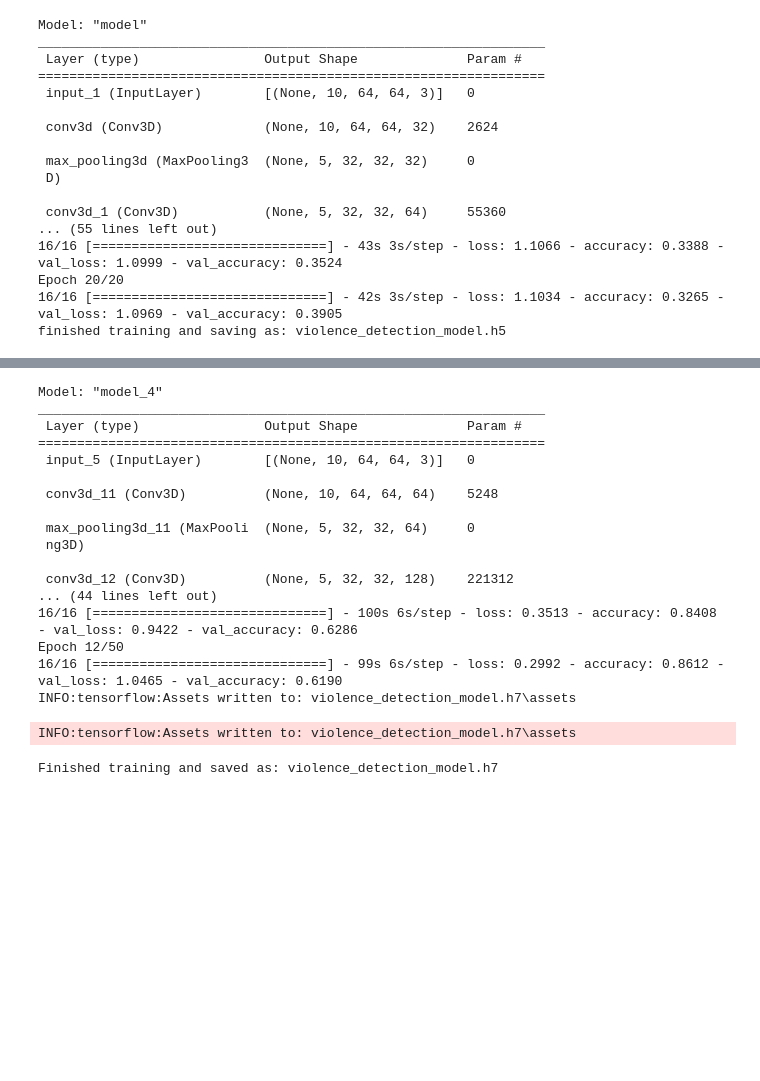
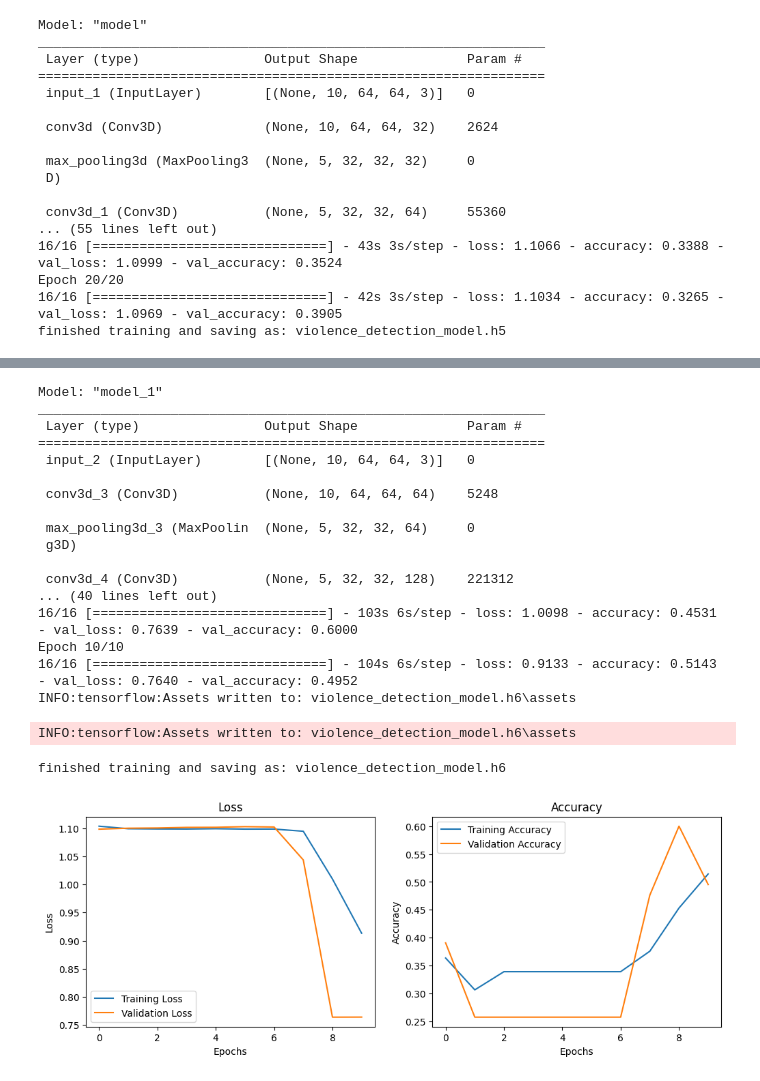
Before and after one commit to sydney-machine-learning/violence-movies, a Jupyter notebook: 0712.ipynb, the cells around one changed output, grey strips where cells are left out. Cells and saved outputs as stored; diff of their text form; code cells hidden in the pictures; blank space fills up the shorter version.

```diff
--- a/0712.ipynb
+++ b/0712.ipynb
@@ -215,8 +218,7 @@ import numpy as np
 import tensorflow as tf
 from tensorflow.keras.models import Model
 from tensorflow.keras.layers import Input, Conv3D, MaxPooling3D, Flatten, Dense, LSTM, TimeDistributed
-from tensorflow.keras.callbacks import EarlyStopping
-from sklearn.model_selection import train_test_split
+import matplotlib.pyplot as plt
 
 base_path = "E:/2024t2/5925/violence-detection-dataset"
 folders = ["high-level violence_frames", "low-level violence_frames", "non-violence_frames"]
@@ -248,6 +250,7 @@ data = np.expand_dims(data, axis=-1)
 
 data = data / 255.0
 
+from sklearn.model_selection import train_test_split
 X_train, X_val, y_train, y_val = train_test_split(data, targets, test_size=0.3, random_state=42)
 
 def create_model(input_shape, num_classes):
@@ -257,50 +260,72 @@ def create_model(input_shape, num_classes):
     x = Conv3D(128, (3, 3, 3), activation='relu', padding='same')(x)
     x = MaxPooling3D((2, 2, 2))(x)
     x = Conv3D(256, (3, 3, 3), activation='relu', padding='same')(x)
     x = MaxPooling3D((2, 2, 2))(x)
     x = TimeDistributed(Flatten())(x)
     x = LSTM(128)(x)
     x = Dense(256, activation='relu')(x)
     outputs = Dense(num_classes, activation='softmax')(x)
 
     model = Model(inputs, outputs)
     model.compile(optimizer='adam', loss='sparse_categorical_crossentropy', metrics=['accuracy'])
 
     return model
 
 input_shape = (10, 64, 64, 3)
 num_classes = 3
 
 model = create_model(input_shape, num_classes)
 model.summary()
 
-early_stopping = EarlyStopping(monitor='val_loss', patience=3, restore_best_weights=True)
+history = model.fit(X_train, y_train, validation_data=(X_val, y_val), epochs=10, batch_size=16)
 
-history = model.fit(X_train, y_train, validation_data=(X_val, y_val), epochs=50, batch_size=16, callbacks=[early_stopping])
+model.save('violence_detection_model.h6')
 
-model.save('violence_detection_model.h7')
+print("finished training and saving as: violence_detection_model.h6")
 
-print("Finished training and saved as: violence_detection_model.h7")
+def plot_history(history):
+    plt.figure(figsize=(12, 4))
+
+    plt.subplot(1, 2, 1)
+    plt.plot(history.history['loss'], label='Training Loss')
+    plt.plot(history.history['val_loss'], label='Validation Loss')
+    plt.title('Loss')
+    plt.xlabel('Epochs')
+    plt.ylabel('Loss')
+    plt.legend()
+
+    plt.subplot(1, 2, 2)
+    plt.plot(history.history['accuracy'], label='Training Accuracy')
+    plt.plot(history.history['val_accuracy'], label='Validation Accuracy')
+    plt.title('Accuracy')
+    plt.xlabel('Epochs')
+    plt.ylabel('Accuracy')
+    plt.legend()
+
+    plt.show()
+
+plot_history(history)
 # %% [output]
-Model: "model_4"
+Model: "model_1"
 _________________________________________________________________
  Layer (type)                Output Shape              Param #
 =================================================================
- input_5 (InputLayer)        [(None, 10, 64, 64, 3)]   0
+ input_2 (InputLayer)        [(None, 10, 64, 64, 3)]   0
 
- conv3d_11 (Conv3D)          (None, 10, 64, 64, 64)    5248
+ conv3d_3 (Conv3D)           (None, 10, 64, 64, 64)    5248
 
- max_pooling3d_11 (MaxPooli  (None, 5, 32, 32, 64)     0
- ng3D)
+ max_pooling3d_3 (MaxPoolin  (None, 5, 32, 32, 64)     0
+ g3D)
 
- conv3d_12 (Conv3D)          (None, 5, 32, 32, 128)    221312
-... (44 lines left out)
-16/16 [==============================] - 100s 6s/step - loss: 0.3513 - accuracy: 0.8408 - val_loss: 0.9422 - val_accuracy: 0.6286
-Epoch 12/50
-16/16 [==============================] - 99s 6s/step - loss: 0.2992 - accuracy: 0.8612 - val_loss: 1.0465 - val_accuracy: 0.6190
-INFO:tensorflow:Assets written to: violence_detection_model.h7\assets
+ conv3d_4 (Conv3D)           (None, 5, 32, 32, 128)    221312
+... (40 lines left out)
+16/16 [==============================] - 103s 6s/step - loss: 1.0098 - accuracy: 0.4531 - val_loss: 0.7639 - val_accuracy: 0.6000
+Epoch 10/10
+16/16 [==============================] - 104s 6s/step - loss: 0.9133 - accuracy: 0.5143 - val_loss: 0.7640 - val_accuracy: 0.4952
+INFO:tensorflow:Assets written to: violence_detection_model.h6\assets
-INFO:tensorflow:Assets written to: violence_detection_model.h7\assets
+INFO:tensorflow:Assets written to: violence_detection_model.h6\assets
-Finished training and saved as: violence_detection_model.h7
+finished training and saving as: violence_detection_model.h6
+[figure, added]
 # %%
 import os
 import cv2
```
Also changed, not shown: parts of 11 cells of this notebook.
